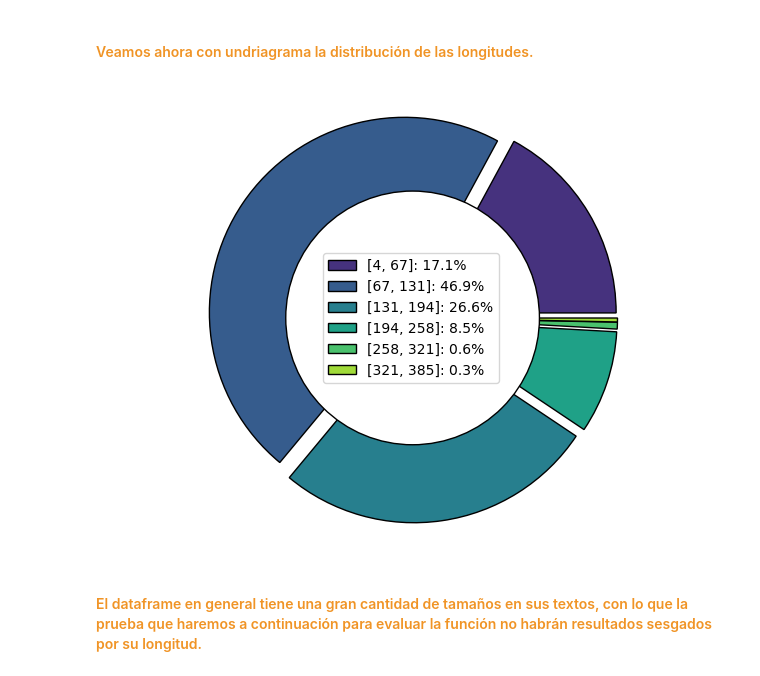
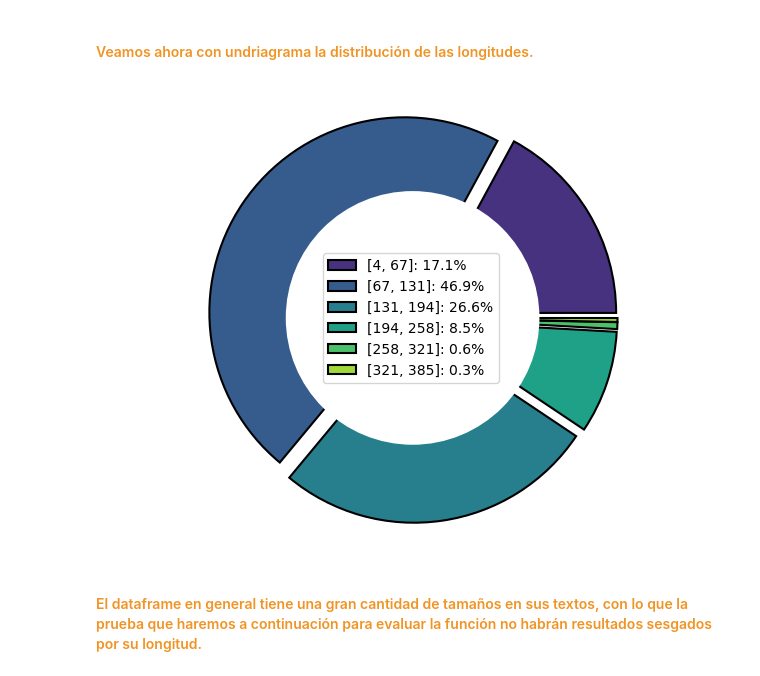
Before and after one commit to ivanc998/IN-Portfolio, a Jupyter notebook: Project-Decrypt/Scripts/Decrypt.ipynb, the cells around one changed output. Drawn from its saved outputs; the diff is of its cells as text; code cells hidden in the pictures.

```diff
--- a/Project-Decrypt/Scripts/Decrypt.ipynb
+++ b/Project-Decrypt/Scripts/Decrypt.ipynb
@@ -517,36 +517,36 @@ x = df_results['Range lengths'].groupby(df_results['Range lengths']).count() # D
 range_percent = plt.pie(x,  autopct = '%.1f%%')[2]
 plt.cla() # Clean the axis to do a graphic with a better style
 
 # ---------------------------------------------------------------------
 # Define the patameters to the graphic
 # ---------------------------------------------------------------------
-wedgeprops = {"edgecolor" : "black", 'linewidth': 1} # Borederline
+wedgeprops = {"edgecolor" : "black", 'linewidth': 1.5} # Borederline
 colors = sns.color_palette('viridis', n_colors = amount) # Color
 explode = tuple([0.05]*amount) # Separation
 legend_labels = ['[' + str(ranges[i]) + ', '+ str(ranges[i+1]) + ']: ' + range_percent[i].get_text() for i in range(amount)] # Labels
 
 # ---------------------------------------------------------------------
 # Generate the graphic
 # ---------------------------------------------------------------------
 patches, txts = plt.pie(x, explode = explode, pctdistance = 0.85, colors = colors, wedgeprops = wedgeprops)
 
 # ---------------------------------------------------------------------
 # Draw a circul to ring style
 # ---------------------------------------------------------------------
-centre_circle = plt.Circle((0,0), 0.65, fc = 'white', lw = 1, ec = 'black')
+centre_circle = plt.Circle((0,0), 0.65, fc = 'white', lw = 1, )
 fig = plt.gcf()
 fig.gca().add_artist(centre_circle)
 
 plt.legend(patches, legend_labels, loc = 'center') # Include the legend
 
 # ---------------------------------------------------------------------
 # Set aspect ratio to be equal so that pie is drawn as a circle.
 # ---------------------------------------------------------------------
 plt.axis('equal')
 plt.tight_layout()
 plt.show()
 # %% [output]
-[figure, old version]
+[figure, new version]
 # %% [markdown]
 <h4><font color =#F09426>El dataframe en general tiene una gran cantidad de tamaños en sus textos, con lo que la prueba que haremos a continuación para evaluar la función no habrán resultados sesgados por su longitud.</font></h4>
 # %%
```
Also changed, not shown: parts of 19 cells of this notebook.
